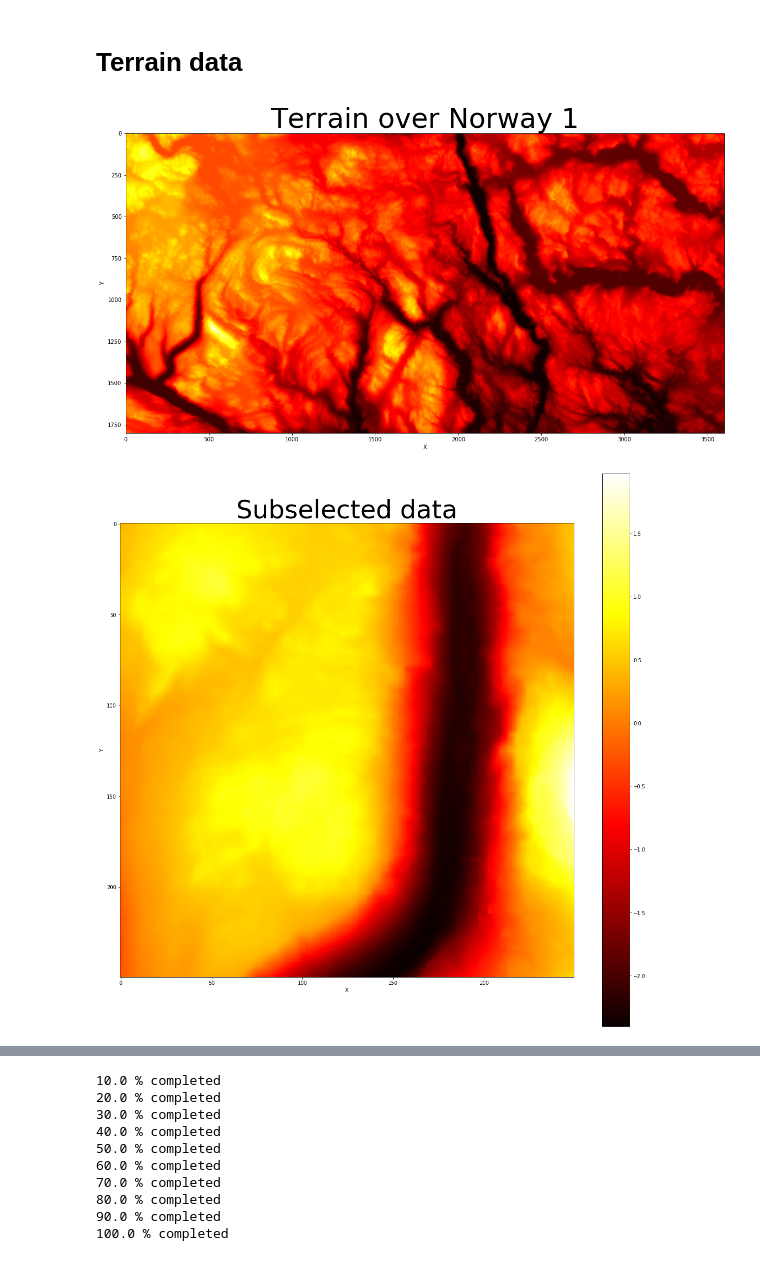
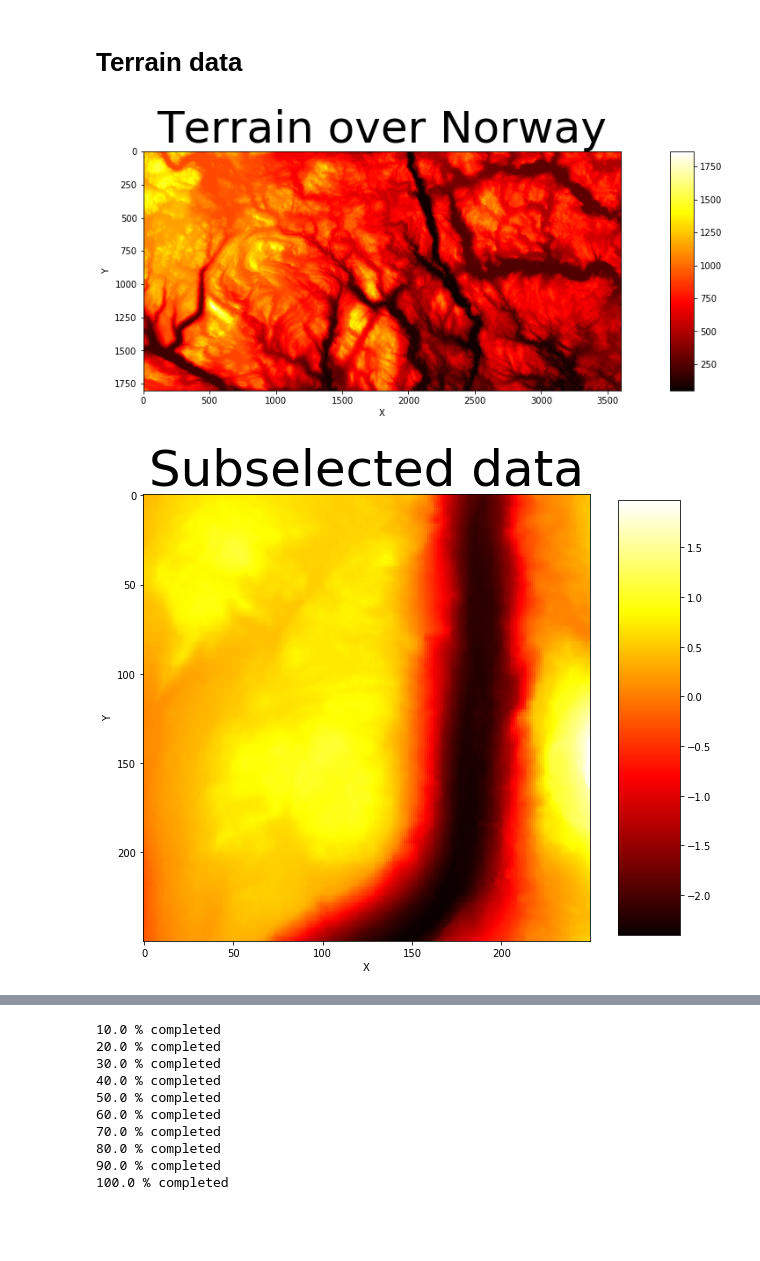
Before and after one commit to VemundST/Project1, a Jupyter notebook: main.ipynb, the cells around one changed output, grey strips where cells are left out. Drawn from its saved outputs; the diff is of its cells as text; code cells hidden in the pictures; blank space fills up the shorter version.

```diff
--- a/main.ipynb
+++ b/main.ipynb
@@ -943,35 +959,54 @@ plt.show()
 terrain_data = imread('SRTM_data_Norway_1.tif')
 [n,m] = terrain_data.shape
 # %%
-# Plotter terrengdata
 
 
-fig, ax = plt.subplots(figsize=(40,10))
-plt.title('Terrain over Norway 1', fontsize=50)
-plt.imshow(terrain_data.T, cmap='hot')
+########################### Plotting Terrain data #############################
+fig, ax = plt.subplots(figsize=(20,5))
+plt.title('Terrain over Norway', fontsize=50)
+figure = plt.imshow(terrain_data.T, cmap='hot')
 plt.xlabel('X')
 plt.ylabel('Y')
+fig.colorbar(figure, shrink=1, aspect=10)
 plt.show()
 
-# subselecting the data.
-
-
-#/np.max(terrain_data[:,:])
+# subselecting the data, normalizing, creating x and y
 terrain_n = terrain_data[250:500,1000:1250]
-terrain_norm = (terrain_n-np.mean(terrain_n))/np.std(terrain_n)
+#terrain_n = terrain_data[2100:2350,750:1000]
+terrain_norm = (terrain_n-np.mean(terrain_n))/np.std(terrain_n) #normalizing data
 terrain=terrain_norm
 nx,ny = terrain.shape
 x=np.arange(terrain.shape[0])/terrain.shape[0]
 y=np.arange(terrain.shape[1])/terrain.shape[1]
+x_mesh, y_mesh  = np.meshgrid(x,y) #meshing data for plotting surface
 
 
-fig, ax = plt.subplots(figsize=(20,20))
+########################### Plotting subselected data #############################
+fig, ax = plt.subplots(figsize=(10,10))
 plt.title('Subselected data', fontsize=50)
-plt.imshow(terrain_norm.T, cmap='hot')
+figure=plt.imshow(terrain_norm.T, cmap='hot')
 plt.xlabel('X')
 plt.ylabel('Y')
-plt.colorbar()
+fig.colorbar(figure, shrink=0.8, aspect=7)
 plt.show()
+
+
+
+
+########################### Surface Plot #############################
+fig         = plt.figure(figsize=(14,10))
+ax          = fig.gca(projection='3d')
+surf        = ax.plot_surface(x_mesh, y_mesh, terrain, cmap=cm.coolwarm, linewidth=0, antialiased=False)
+# Customize the z axis.
+#ax.set_zlim(-0.10, 1.40)
+ax.zaxis.set_major_locator(LinearLocator(10))
+ax.zaxis.set_major_formatter(FormatStrFormatter('%.02f'))
+ax.set_xlabel('X')
+ax.set_ylabel('Y')
+ax.set_zlabel('Z')
+plt.title('Terrain data', fontsize=25, y=1.05)# Add a color bar which maps values to colors.
+fig.colorbar(surf, shrink=0.5, aspect=5)
+plt.show()
 # %% [output]
-[figure, old version]
+[figure, new version]
-[figure, old version]
+[figure, new version]
```
Also changed, not shown: parts of 45 cells of this notebook.
